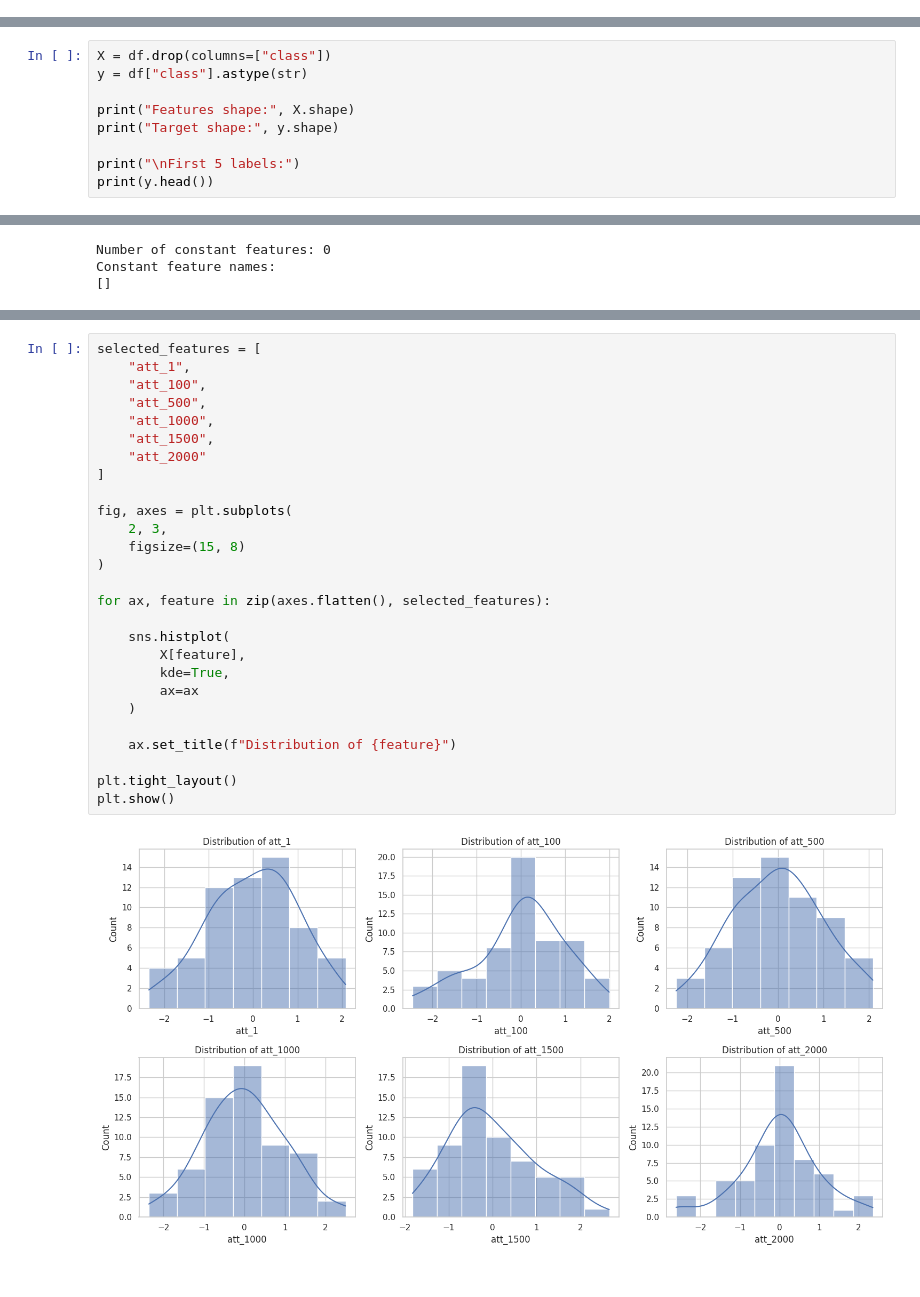
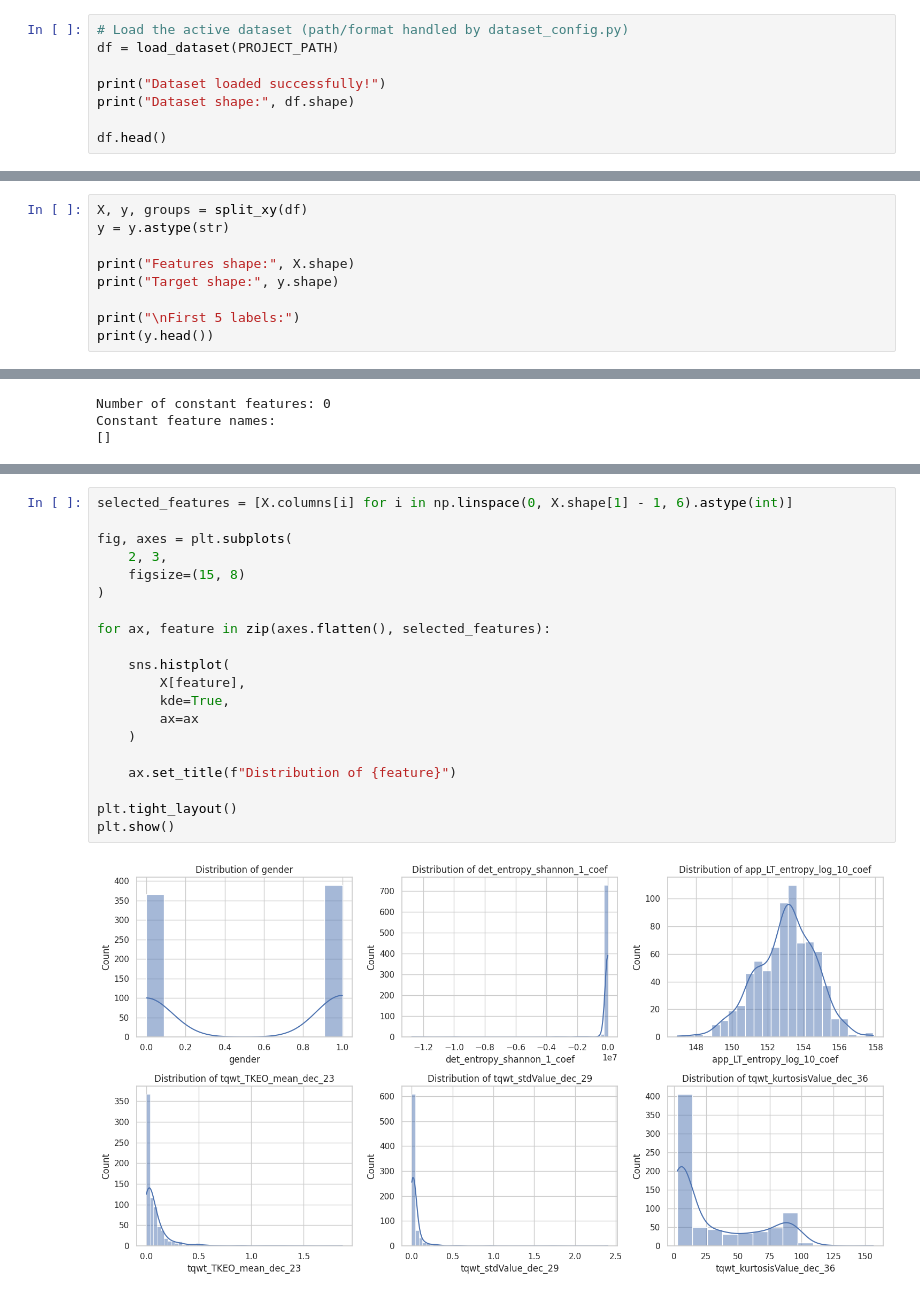
Before and after one commit to mahdisahad/WOA-Feature-Selection, a Jupyter notebook: notebooks/01_Data_Exploration.ipynb, the cells around one changed output, grey strips where cells are left out. Saved outputs shown, nothing was run; the diff lists cells and outputs as text.

Commit message:
running the pk dataset

```diff
--- a/notebooks/01_Data_Exploration.ipynb
+++ b/notebooks/01_Data_Exploration.ipynb
@@ -117,0 +75,8 @@ Dataset shape: (62, 2001)
+# %%
+# Load the active dataset (path/format handled by dataset_config.py)
+df = load_dataset(PROJECT_PATH)
+
+print("Dataset loaded successfully!")
+print("Dataset shape:", df.shape)
+
+df.head()
@@ -149,6 +132,6 @@ Dataset shape: (62, 2001)
 # %%
-X = df.drop(columns=["class"])
-y = df["class"].astype(str)
+X, y, groups = split_xy(df)
+y = y.astype(str)
 
 print("Features shape:", X.shape)
 print("Target shape:", y.shape)
@@ -284,30 +267,23 @@ Maximum value: 4.50115
 # %%
-selected_features = [
-    "att_1",
-    "att_100",
-    "att_500",
-    "att_1000",
-    "att_1500",
-    "att_2000"
-]
+selected_features = [X.columns[i] for i in np.linspace(0, X.shape[1] - 1, 6).astype(int)]
 
 fig, axes = plt.subplots(
     2, 3,
     figsize=(15, 8)
 )
 
 for ax, feature in zip(axes.flatten(), selected_features):
 
     sns.histplot(
         X[feature],
         kde=True,
         ax=ax
     )
 
     ax.set_title(f"Distribution of {feature}")
 
 plt.tight_layout()
 plt.show()
 # %% [output]
-[figure, old version]
+[figure, new version]
 # %%
```
Also changed, not shown: parts of 17 cells of this notebook.
